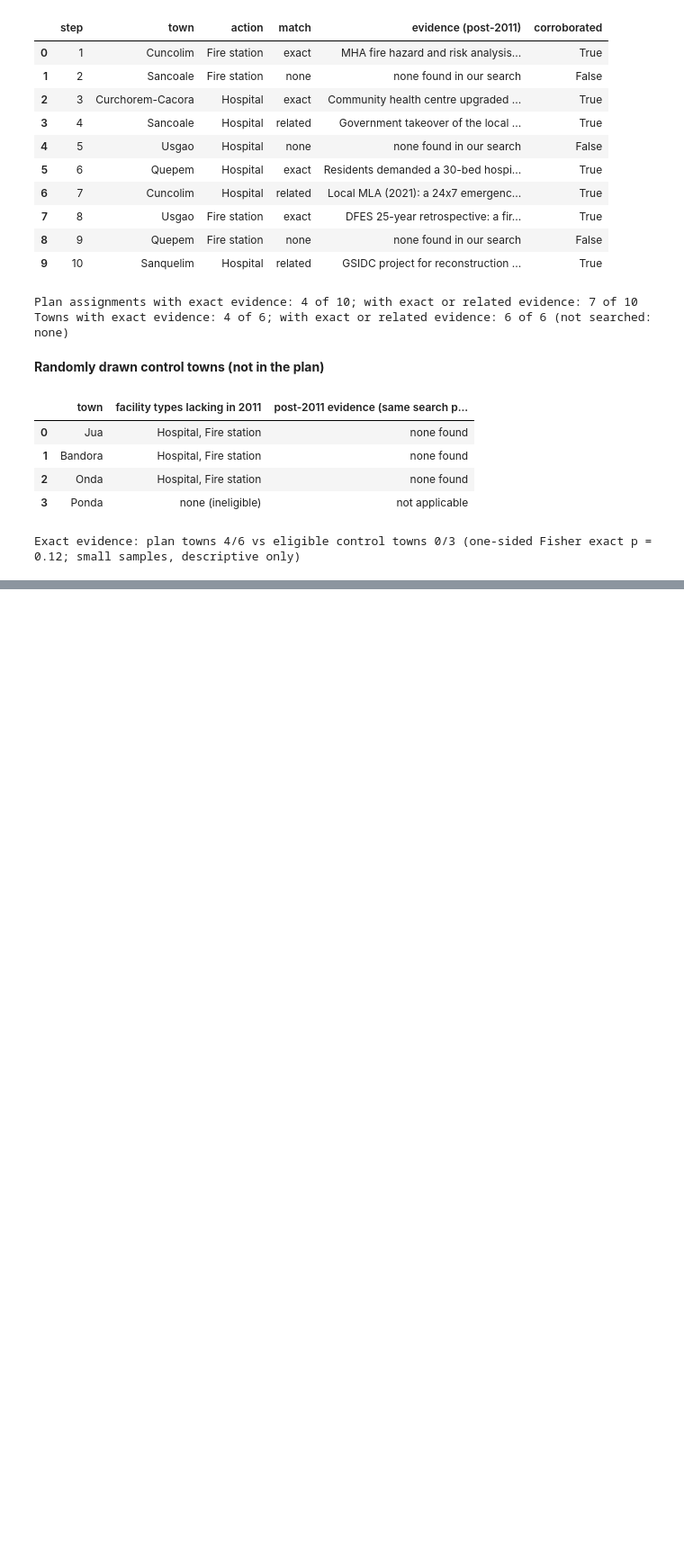
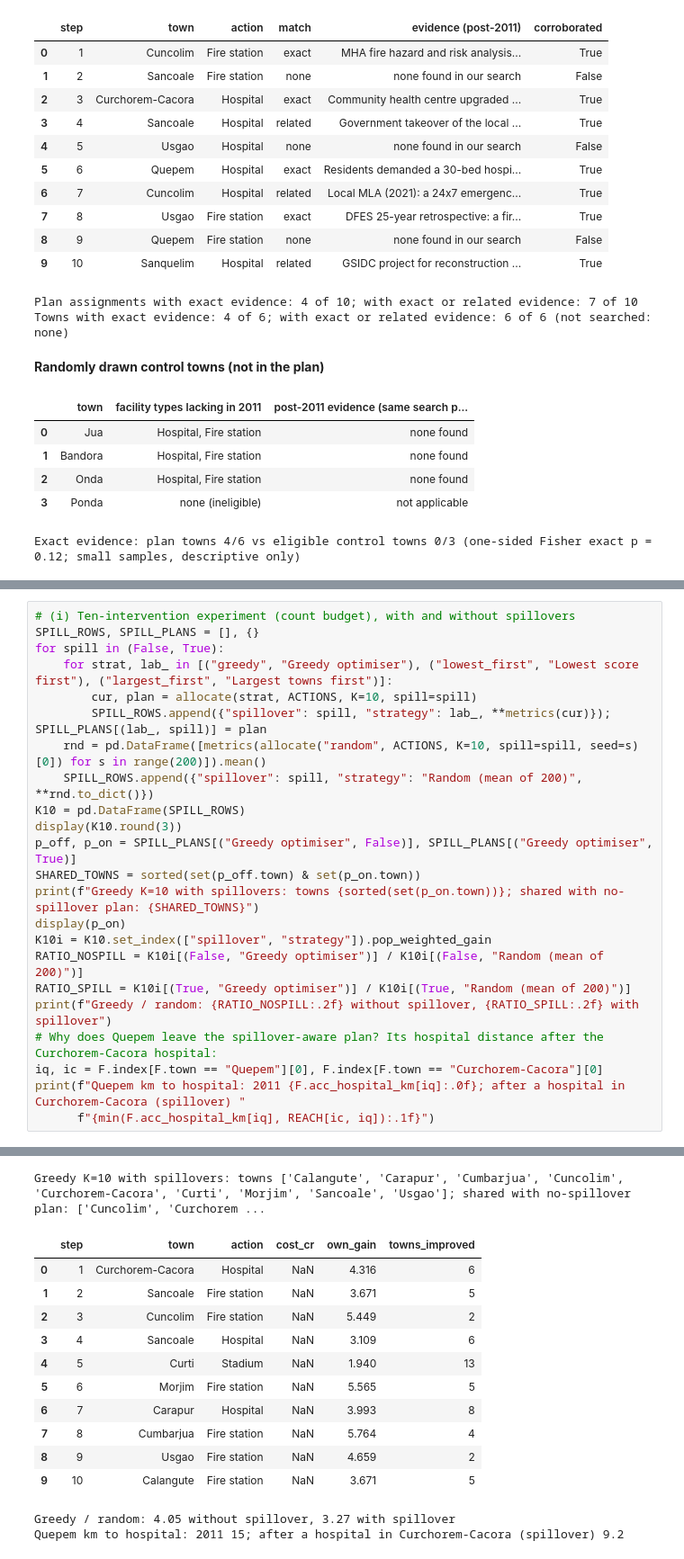
Before and after one commit to Pratikk02/InfraScore-Goa, a Jupyter notebook: InfraScore_Goa_Final.ipynb, the cells around one changed output, grey strips where cells are left out. Shown at 90% size. Saved outputs shown, nothing was run; the diff lists cells and outputs as text; blank space fills up the shorter version.

```diff
--- a/InfraScore_Goa_Final.ipynb
+++ b/InfraScore_Goa_Final.ipynb
@@ -1494,0 +1963,24 @@ Exact evidence: plan towns 4/6 vs eligible control towns 0/3 (one-sided Fisher e
+# %%
+# (i) Ten-intervention experiment (count budget), with and without spillovers
+SPILL_ROWS, SPILL_PLANS = [], {}
+for spill in (False, True):
+    for strat, lab_ in [("greedy", "Greedy optimiser"), ("lowest_first", "Lowest score first"), ("largest_first", "Largest towns first")]:
+        cur, plan = allocate(strat, ACTIONS, K=10, spill=spill)
+        SPILL_ROWS.append({"spillover": spill, "strategy": lab_, **metrics(cur)}); SPILL_PLANS[(lab_, spill)] = plan
+    rnd = pd.DataFrame([metrics(allocate("random", ACTIONS, K=10, spill=spill, seed=s)[0]) for s in range(200)]).mean()
+    SPILL_ROWS.append({"spillover": spill, "strategy": "Random (mean of 200)", **rnd.to_dict()})
+K10 = pd.DataFrame(SPILL_ROWS)
+display(K10.round(3))
+p_off, p_on = SPILL_PLANS[("Greedy optimiser", False)], SPILL_PLANS[("Greedy optimiser", True)]
+SHARED_TOWNS = sorted(set(p_off.town) & set(p_on.town))
+print(f"Greedy K=10 with spillovers: towns {sorted(set(p_on.town))}; shared with no-spillover plan: {SHARED_TOWNS}")
+display(p_on)
+K10i = K10.set_index(["spillover", "strategy"]).pop_weighted_gain
+RATIO_NOSPILL = K10i[(False, "Greedy optimiser")] / K10i[(False, "Random (mean of 200)")]
+RATIO_SPILL = K10i[(True, "Greedy optimiser")] / K10i[(True, "Random (mean of 200)")]
+print(f"Greedy / random: {RATIO_NOSPILL:.2f} without spillover, {RATIO_SPILL:.2f} with spillover")
+# Why does Quepem leave the spillover-aware plan? Its hospital distance after the Curchorem-Cacora hospital:
+iq, ic = F.index[F.town == "Quepem"][0], F.index[F.town == "Curchorem-Cacora"][0]
+print(f"Quepem km to hospital: 2011 {F.acc_hospital_km[iq]:.0f}; after a hospital in Curchorem-Cacora (spillover) "
+      f"{min(F.acc_hospital_km[iq], REACH[ic, iq]):.1f}")
+# %% [output]
@@ -1494,0 +1996,14 @@ Exact evidence: plan towns 4/6 vs eligible control towns 0/3 (one-sided Fisher e
+Greedy K=10 with spillovers: towns ['Calangute', 'Carapur', 'Cumbarjua', 'Cuncolim', 'Curchorem-Cacora', 'Curti', 'Morjim', 'Sancoale', 'Usgao']; shared with no-spillover plan: ['Cuncolim', 'Curchorem ...
+|  | step | town | action | cost_cr | own_gain | towns_improved |
+| 0 | 1 | Curchorem-Cacora | Hospital | NaN | 4.316 | 6 |
+| 1 | 2 | Sancoale | Fire station | NaN | 3.671 | 5 |
+| 2 | 3 | Cuncolim | Fire station | NaN | 5.449 | 2 |
+| 3 | 4 | Sancoale | Hospital | NaN | 3.109 | 6 |
+| 4 | 5 | Curti | Stadium | NaN | 1.940 | 13 |
+| 5 | 6 | Morjim | Fire station | NaN | 5.565 | 5 |
+| 6 | 7 | Carapur | Hospital | NaN | 3.993 | 8 |
+| 7 | 8 | Cumbarjua | Fire station | NaN | 5.764 | 4 |
+| 8 | 9 | Usgao | Fire station | NaN | 4.659 | 2 |
+| 9 | 10 | Calangute | Fire station | NaN | 3.671 | 5 |
+Greedy / random: 4.05 without spillover, 3.27 with spillover
+Quepem km to hospital: 2011 15; after a hospital in Curchorem-Cacora (spillover) 9.2
```
Also changed, not shown: parts of 21 cells of this notebook, 52 other files.
